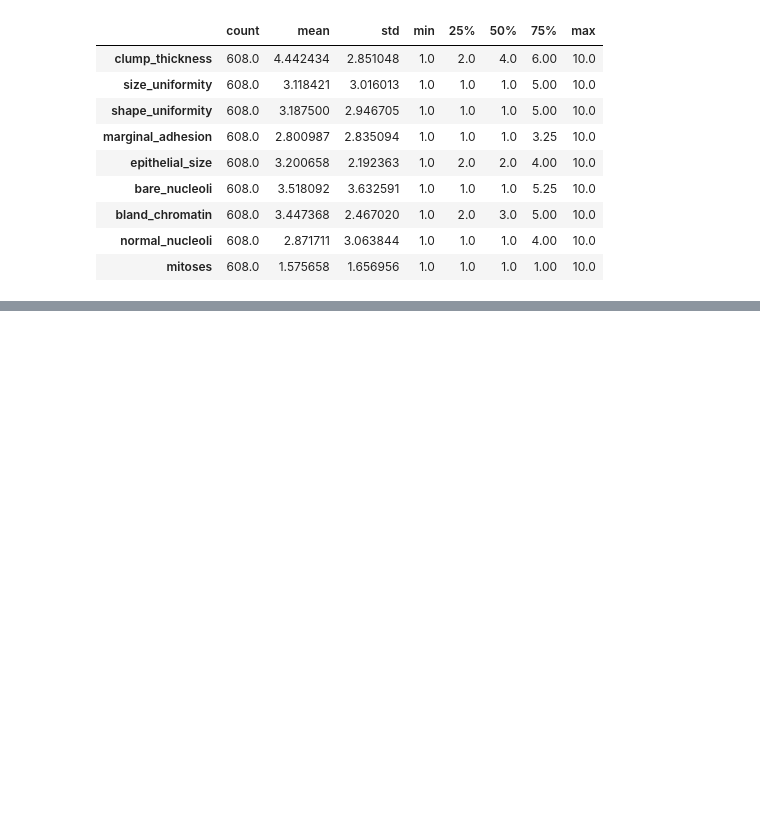
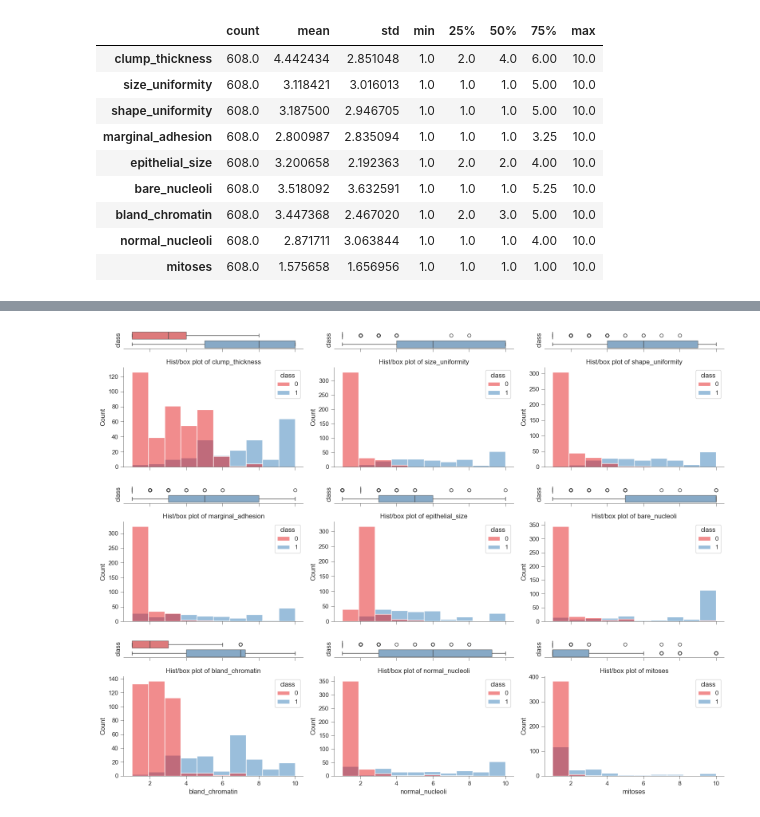
Before and after one commit to Joe-ElM/Breast-Cancer, a Jupyter notebook: Notebooks/1. EDA.ipynb, the cells around one changed output, grey strips where cells are left out. Saved outputs shown, nothing was run; the diff lists cells and outputs as text; code cells hidden in the pictures; blank space fills up the shorter version.

```diff
--- a/Notebooks/1. EDA.ipynb
+++ b/Notebooks/1. EDA.ipynb
@@ -194,0 +314,46 @@ df.describe().T
+# %%
+
+num_cols = 3  # Enter the number of the wished columns
+# ---------------------------------------------------------------------------------------------------------
+
+selected_features_number = len(df.select_dtypes(include = np.number).columns)
+num_rows                 = math.ceil(selected_features_number / num_cols)
+selected_columns         = df.select_dtypes(include = np.number).columns
+
+fig, axes                = plt.subplots(nrows       = num_rows * 2,
+                                        ncols       = num_cols,
+                                        sharex      = 'col',
+                                        figsize     = (16, 12),
+                                        gridspec_kw = {"height_ratios": [0.15, 0.85] * num_rows})
+# ----------------------------------------------------------------------------------------------------------
+
+for i, col in enumerate(selected_columns):
+    ax_box  = axes[i // num_cols * 2    , i % num_cols]
+    ax_hist = axes[i // num_cols * 2 + 1, i % num_cols]
+
+    # Box plot
+    sns.boxplot(data=df, x=col, y='class', orient='h', palette="Set1", ax=ax_box, boxprops=dict(alpha=0.65))
+    #ax_box.set(title=f'Boxplot of {col}')
+    ax_box.set(yticks=[])                                                                                       # Remove y-axis ticks
+
+    # Histogram
+    sns.histplot(data=df, x=col, hue='class', alpha=0.5, bins=10, palette="Set1", ax=ax_hist)
+    ax_hist.set(title=f'Hist/box plot of {col}')
+    ax_hist.get_yaxis().set_visible(True)
+
+    # Despine
+    sns.despine(ax=ax_hist)
+    sns.despine(ax=ax_box, left=True)
+    ax_box.spines['bottom'].set_linewidth(0.5)
+    ax_hist.spines['top'].set_linewidth(0.5)
+    ax_hist.spines['bottom'].set_linewidth(0.5)
+    ax_box.spines['left'].set_linewidth(0.5)
+    ax_hist.spines['left'].set_linewidth(0.5)
+    ax_box.tick_params(axis='x', width=0.5)
+    ax_hist.tick_params(axis='x', width=0.5)
+    ax_box.tick_params(axis='y', width=0.5)
+    ax_hist.tick_params(axis='y', width=0.5)
+
+plt.tight_layout()
+# %% [output]
+[figure, added]
```
Also changed, not shown: parts of 9 cells of this notebook, 1 other file.
